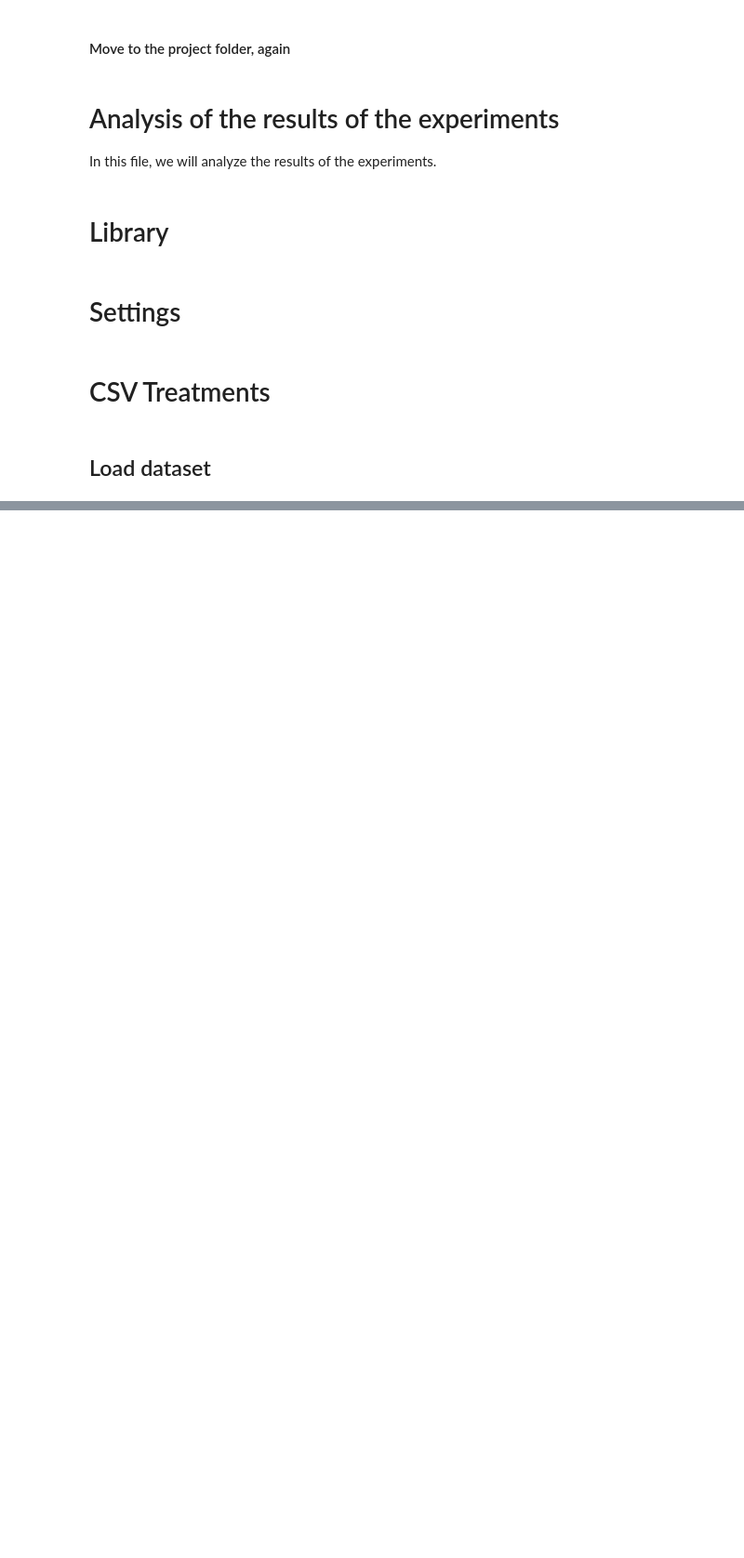
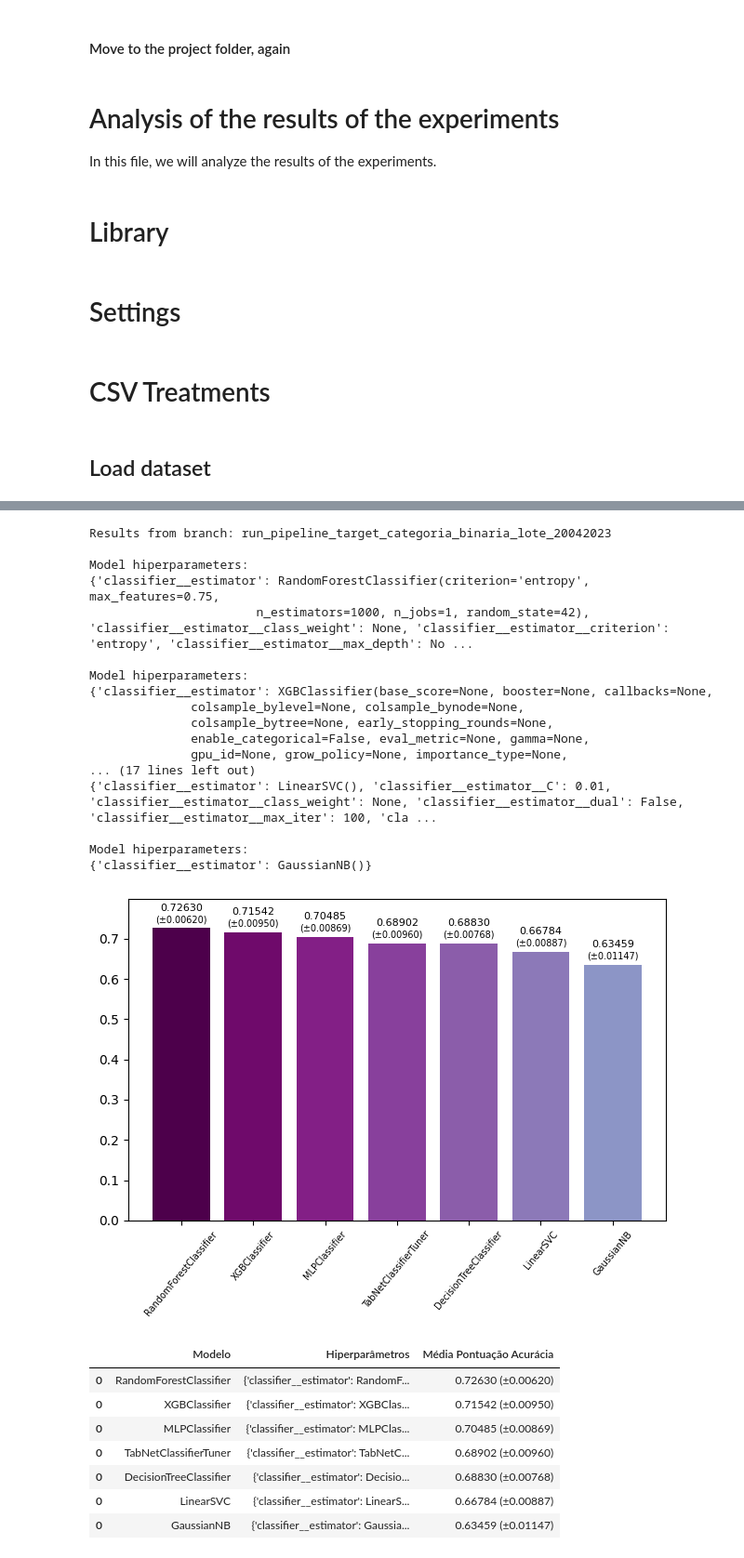
Before and after one commit to rafamarquesi/precoce-ms-classification, a Jupyter notebook: analysis_results_experiments.ipynb, the cells around one changed output, grey strips where cells are left out. Shown at 93% size. Saved outputs shown, nothing was run; the diff lists cells and outputs as text; code cells hidden in the pictures; blank space fills up the shorter version.

```diff
--- a/analysis_results_experiments.ipynb
+++ b/analysis_results_experiments.ipynb
@@ -548,0 +237,79 @@ reports.simulate_recursive_feature_elimination_with_cv(
+# %%
+for key, df in cv_results_dict.items():
+    best_models_information_df = pd.DataFrame()
+    print('Results from branch: {}'.format(key))
+
+    x = list()
+    y = list()
+    std_test_score = list()
+
+    for estimator in df['param_classifier__estimator'].unique():
+        best_models_information_df = pd.concat([best_models_information_df, pd.DataFrame.from_records(
+                        [
+                            {
+                                'Modelo': estimator[0:estimator.find('(')],
+                                'Hiperparâmetros': df[df['param_classifier__estimator']==estimator][0:1]['params'].values[0],
+                                'Média Pontuação Acurácia': '{:.5f} (±{:.5f})'.format(df[df['param_classifier__estimator']==estimator][0:1]['mean_test_score'].values[0], df[df['param_classifier__estimator']==estimator][0:1]['std_test_score'].values[0])
+                            }
+                        ])])
+
+        print('\nModel hiperparameters:')
+        print(df[df['param_classifier__estimator']==estimator][0:1]['params'].values[0])
+
+        x.append(estimator[0:estimator.find('(')])
+        y.append(df[df['param_classifier__estimator']==estimator][0:1]['mean_test_score'].values[0])
+        std_test_score.append(round(df[df['param_classifier__estimator']==estimator][0:1]['std_test_score'].values[0], 5))
+
+    colors = plt.cm.BuPu(np.linspace(1, 0.5, len(x)))
+
+    a = plt.bar(x, y, color=colors)
+
+    plt.bar_label(a, padding=12, fmt='%.5f', fontsize=8)
+    plt.bar_label(a, labels=['(±%.5f)' % std for std in std_test_score], padding=3, fontsize=7)
+
+    plt.ylim(0, y[np.argmax(y)]+(y[np.argmax(y)]*0.1))
+    plt.xticks(rotation=50, fontsize=7)
+    plt.tight_layout()
+    # plt.legend()
+    plt.show()
+    plt.close()
+
+    displayhook(best_models_information_df)
+
+    print(
+        best_models_information_df.to_latex(
+            index=False,
+            float_format="%.2f",
+            # bold_rows=True,
+            column_format='ccc',
+        )
+    )
+
+    print('\n')
+# %% [output]
+Results from branch: run_pipeline_target_categoria_binaria_lote_20042023
+
+Model hiperparameters:
+{'classifier__estimator': RandomForestClassifier(criterion='entropy', max_features=0.75,
+                       n_estimators=1000, n_jobs=1, random_state=42), 'classifier__estimator__class_weight': None, 'classifier__estimator__criterion': 'entropy', 'classifier__estimator__max_depth': No ...
+
+Model hiperparameters:
+{'classifier__estimator': XGBClassifier(base_score=None, booster=None, callbacks=None,
+              colsample_bylevel=None, colsample_bynode=None,
+              colsample_bytree=None, early_stopping_rounds=None,
+              enable_categorical=False, eval_metric=None, gamma=None,
+              gpu_id=None, grow_policy=None, importance_type=None,
+... (17 lines left out)
+{'classifier__estimator': LinearSVC(), 'classifier__estimator__C': 0.01, 'classifier__estimator__class_weight': None, 'classifier__estimator__dual': False, 'classifier__estimator__max_iter': 100, 'cla ...
+
+Model hiperparameters:
+{'classifier__estimator': GaussianNB()}
+[figure, added]
+|  | Modelo | Hiperparâmetros | Média Pontuação Acurácia |
+| 0 | RandomForestClassifier | {'classifier__estimator': RandomF... | 0.72630 (±0.00620) |
+| 0 | XGBClassifier | {'classifier__estimator': XGBClas... | 0.71542 (±0.00950) |
+| 0 | MLPClassifier | {'classifier__estimator': MLPClas... | 0.70485 (±0.00869) |
+| 0 | TabNetClassifierTuner | {'classifier__estimator': TabNetC... | 0.68902 (±0.00960) |
+| 0 | DecisionTreeClassifier | {'classifier__estimator': Decisio... | 0.68830 (±0.00768) |
+| 0 | LinearSVC | {'classifier__estimator': LinearS... | 0.66784 (±0.00887) |
+| 0 | GaussianNB | {'classifier__estimator': Gaussia... | 0.63459 (±0.01147) |
```
Also changed, not shown: parts of 103 cells of this notebook.
